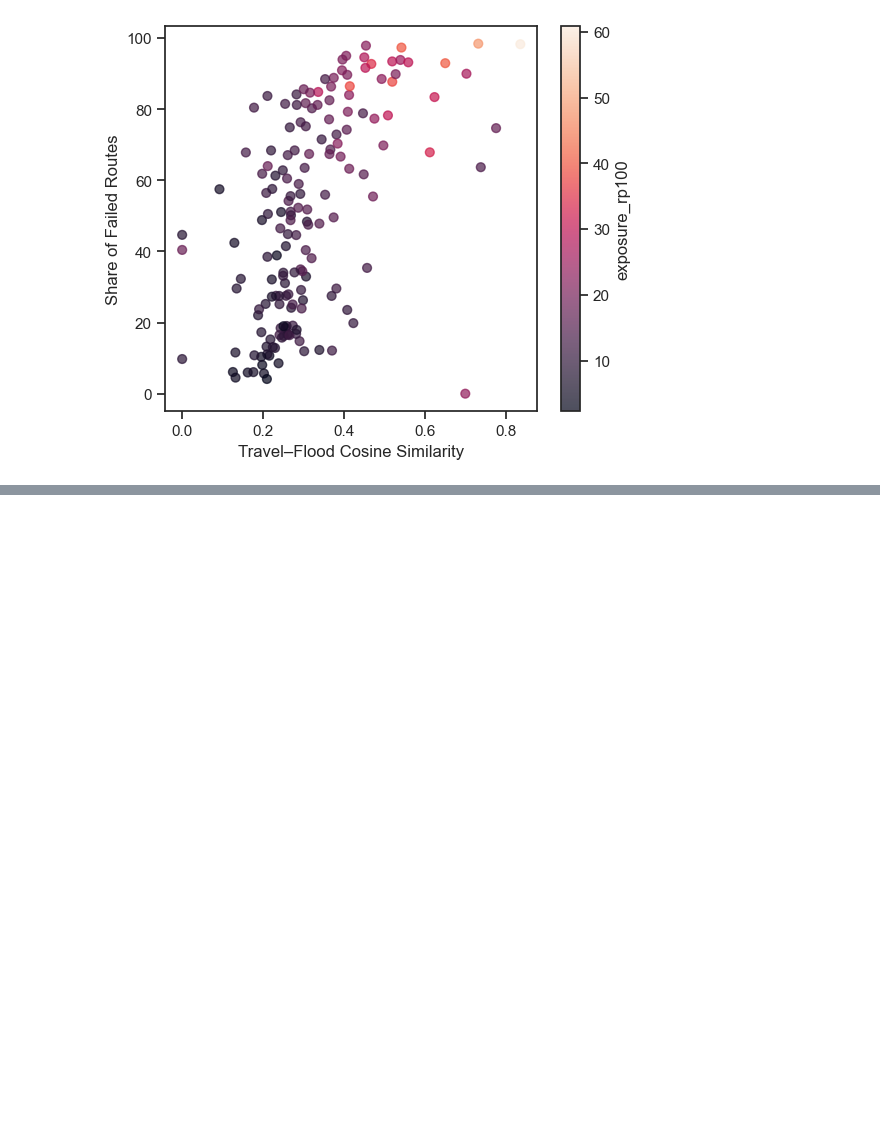
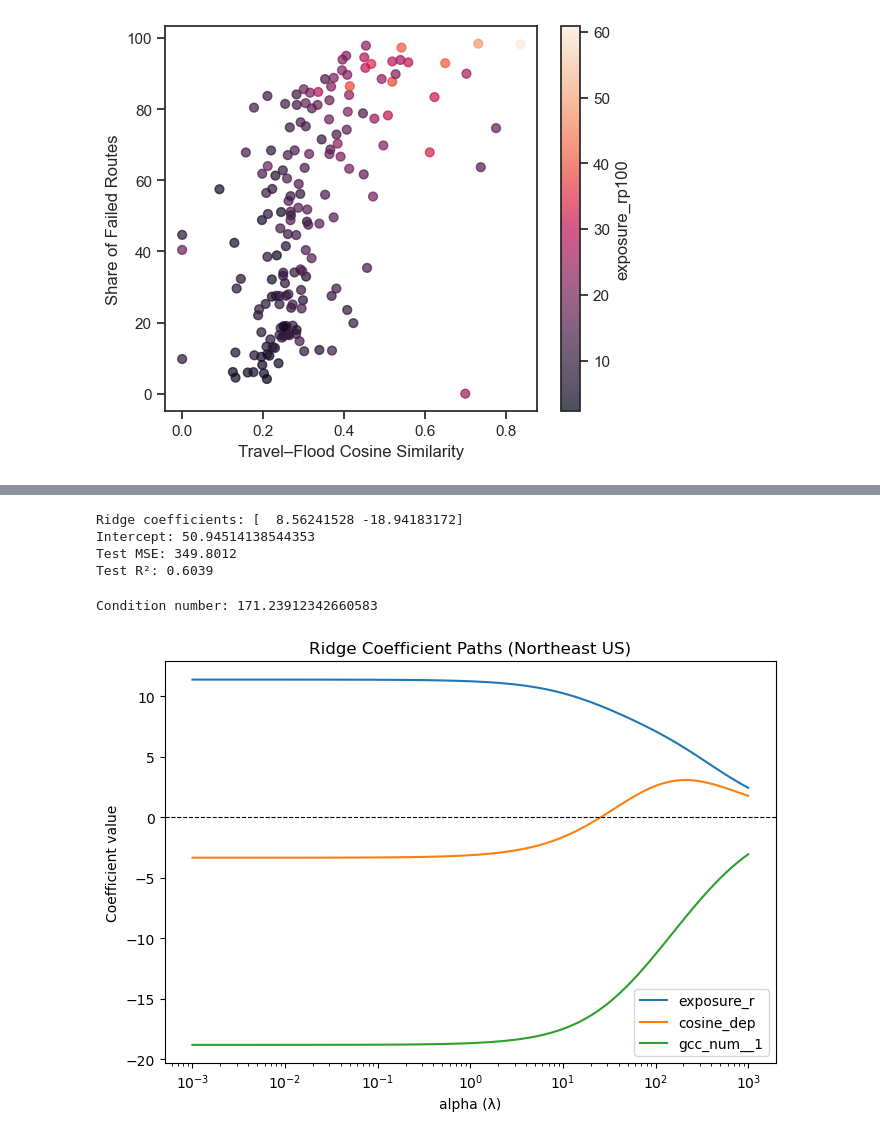
Before and after one commit to jesuslovesyiyi/Global-road-network-resilience, a Jupyter notebook: analysis/04_Visualization.ipynb, the cells around one changed output, grey strips where cells are left out. Saved outputs shown, nothing was run; the diff lists cells and outputs as text; code cells hidden in the pictures; blank space fills up the shorter version.

```diff
--- a/analysis/04_Visualization.ipynb
+++ b/analysis/04_Visualization.ipynb
@@ -801,0 +810,2 @@ df
+# %%
+test_df = pd.read_csv('/Users/yiyi/Desktop/test100_rp.csv')
@@ -801,0 +821,2 @@ df
+# %%
+net_ids = three_ft_coeff_df[three_ft_coeff_df.cosine_depth30cm_freq90th_RP100 < -1.5].net_id.values
@@ -801,0 +829,2 @@ df
+# %%
+test_sel = test_df[test_df.net_id.isin(net_ids)]
@@ -879,0 +1026,70 @@ Text(0, 0.5, 'Share of Failed Routes')
+# %%
+df = test_sel
+X = df[['exposure_r', 'cosine_dep', 'gcc_num__1']]
+y = df['perc_fail_']
+
+scaler = StandardScaler()
+X_scaled = scaler.fit_transform(X)
+
+X_train, X_test, y_train, y_test = train_test_split(
+    X_scaled, y, test_size=0.2, random_state=42
+)
+
+ridge = Ridge(alpha=1.0)
+ridge.fit(X_train, y_train)
+
+print("Ridge coefficients:", ridge.coef_)
+print("Intercept:", ridge.intercept_)
+
+y_pred = ridge.predict(X_test)
+mse = mean_squared_error(y_test, y_pred)
+r2 = r2_score(y_test, y_pred)
+
+print(f"Test MSE: {mse:.4f}")
+print(f"Test R²: {r2:.4f}")
+# %% [output]
+Ridge coefficients: [  8.56241528 -18.94183172]
+Intercept: 50.94514138544353
+Test MSE: 349.8012
+Test R²: 0.6039
+# %%
+X_subset = test_sel[['exposure_r', 'cosine_dep', 'gcc_num__1']].values
+CN = np.linalg.cond(X_subset)
+print("Condition number:", CN)
+# %% [output]
+Condition number: 171.23912342660583
+# %%
+# X and y (subset to Northeast first)
+X = test_sel[['exposure_r', 'cosine_dep', 'gcc_num__1']]
+y = test_sel['perc_fail_']
+
+# Standardize predictors (mandatory for ridge paths)
+scaler = StandardScaler()
+X_scaled = scaler.fit_transform(X)
+
+alphas = np.logspace(-3, 3, 100)  # 0.001 → 1000
+
+coefs = []
+
+for a in alphas:
+    ridge = Ridge(alpha=a, fit_intercept=True)
+    ridge.fit(X_scaled, y)
+    coefs.append(ridge.coef_)
+
+coefs = np.array(coefs)
+
+plt.figure(figsize=(7, 5))
+
+for i, col in enumerate(X.columns):
+    plt.plot(alphas, coefs[:, i], label=col)
+
+plt.xscale('log')
+plt.axhline(0, color='black', linewidth=0.8, linestyle='--')
+plt.xlabel('alpha (λ)')
+plt.ylabel('Coefficient value')
+plt.title('Ridge Coefficient Paths (Northeast US)')
+plt.legend()
+plt.tight_layout()
+plt.show()
+# %% [output]
+[figure, added]
```
Also changed, not shown: parts of 11 cells of this notebook.
